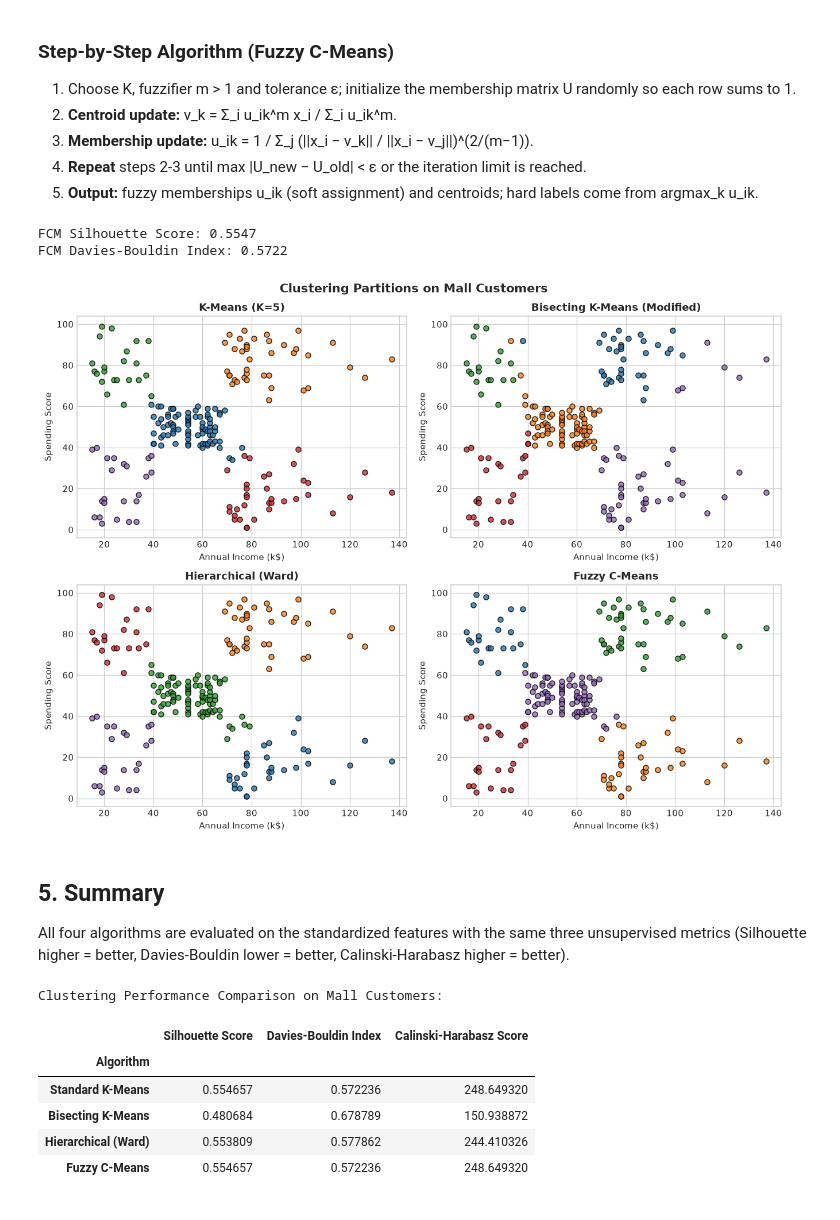
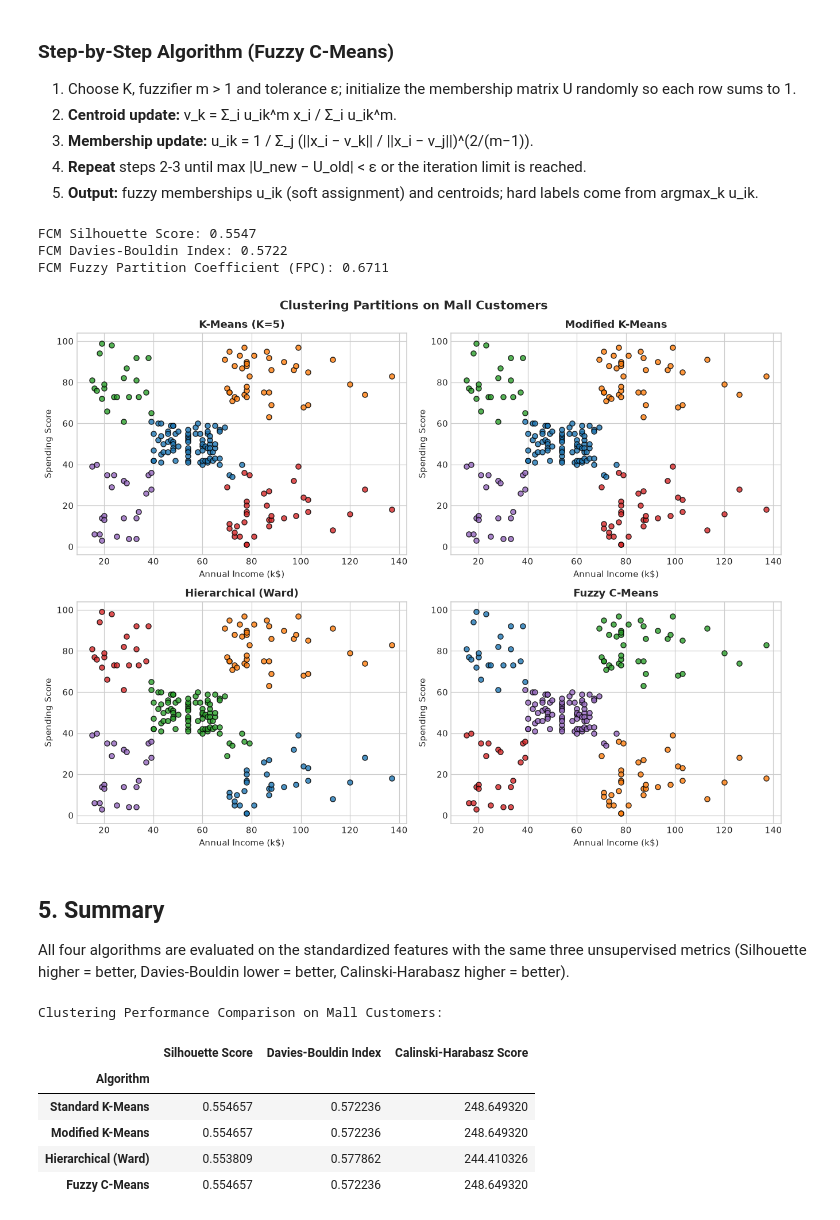
Before and after one commit to Atik203/ML-Algorithms, a Jupyter notebook: notebooks/01_clustering_algorithms.ipynb, the cells around one changed output. Saved outputs shown, nothing was run; the diff lists cells and outputs as text; code cells hidden in the pictures.

```diff
--- a/notebooks/01_clustering_algorithms.ipynb
+++ b/notebooks/01_clustering_algorithms.ipynb
@@ -131,10 +126,27 @@ K-Means Davies-Bouldin Index: 0.5722
 # %%
-# ---- Modified K-Means ----
-# (a) K-Means++ initialization is already used in the standard model above.
-# (b) Bisecting K-Means repeatedly splits the cluster with the largest inertia until K clusters.
-bisecting_km = BisectingKMeans(n_clusters=optimal_k, random_state=42, bisecting_strategy='biggest_inertia')
-bisecting_labels = bisecting_km.fit_predict(X_mall_scaled)
+# ---- Modified K-Means (manual variant): K-Means++ + outlier-distance check ----
+km_mod = KMeans(n_clusters=optimal_k, init='k-means++', n_init=20, random_state=42)
+mod_labels = km_mod.fit_predict(X_mall_scaled)
 
-print(f"Bisecting K-Means Silhouette Score: {silhouette_score(X_mall_scaled, bisecting_labels):.4f}")
-print(f"Bisecting K-Means Davies-Bouldin Index: {davies_bouldin_score(X_mall_scaled, bisecting_labels):.4f}")
+# Distance of every sample to its assigned centroid
+dist_to_centroid = np.linalg.norm(X_mall_scaled - km_mod.cluster_centers_[mod_labels], axis=1)
+threshold = np.percentile(dist_to_centroid, 97)      # documented percentile
+outlier_flag = dist_to_centroid > threshold
+
+print(f"Distance threshold (97th percentile): {threshold:.3f}")
+print(f"Flagged candidate outliers: {outlier_flag.sum()} of {len(X_mall)}")
+
+# ---- Plot clusters with flagged candidate outliers highlighted ----
+plt.figure(figsize=(9, 6))
+for cluster_id in range(optimal_k):
+    pts = X_mall[mod_labels == cluster_id]
+    plt.scatter(pts[:, 0], pts[:, 1], s=45, edgecolors='k', alpha=0.8)
+plt.scatter(X_mall[outlier_flag, 0], X_mall[outlier_flag, 1], s=180, facecolors='none',
+            edgecolors='red', linewidths=2.5, label=f'Flagged outliers ({outlier_flag.sum()})')
+plt.title("Modified K-Means: K-Means++ with Outlier-Distance Flagging", fontsize=13, fontweight='bold')
+plt.xlabel("Annual Income (k$)", fontsize=12)
+plt.ylabel("Spending Score (1-100)", fontsize=12)
+plt.legend()
+plt.tight_layout()
+plt.show()
 # %% [output]
@@ -264,31 +277,34 @@ fcm_centers = scaler.inverse_transform(fcm.cluster_centers_)
 # ---- Evaluation of the hard partition induced by the fuzzy memberships ----
 print(f"FCM Silhouette Score: {silhouette_score(X_mall_scaled, fcm_labels):.4f}")
 print(f"FCM Davies-Bouldin Index: {davies_bouldin_score(X_mall_scaled, fcm_labels):.4f}")
+fpc = np.mean(np.sum(fcm.u_ ** 2, axis=1))   # fuzzy partition coefficient (1/K fuzzy ... 1 hard)
+print(f"FCM Fuzzy Partition Coefficient (FPC): {fpc:.4f}")
 # %% [output]
 FCM Silhouette Score: 0.5547
 FCM Davies-Bouldin Index: 0.5722
+FCM Fuzzy Partition Coefficient (FPC): 0.6711
 # %%
 # ---- One combined view of all four clustering partitions ----
 fig, axes = plt.subplots(2, 2, figsize=(12, 9))
 partitions = [
     ("K-Means (K=5)", kmeans_labels),
-    ("Bisecting K-Means (Modified)", bisecting_labels),
+    ("Modified K-Means", mod_labels),
     ("Hierarchical (Ward)", agg_labels),
     ("Fuzzy C-Means", fcm_labels),
 ]
 for ax, (title, labels) in zip(axes.flat, partitions):
     for cluster_id in range(optimal_k):
         pts = X_mall[labels == cluster_id]
         ax.scatter(pts[:, 0], pts[:, 1], s=35, edgecolors='k', alpha=0.8)
     ax.set_title(title, fontsize=12, fontweight='bold')
     ax.set_xlabel("Annual Income (k$)")
     ax.set_ylabel("Spending Score")
 
 plt.suptitle("Clustering Partitions on Mall Customers", fontsize=14, fontweight='bold')
 plt.tight_layout()
 plt.show()
 # %% [output]
-[figure, old version]
+[figure, new version]
 # %% [markdown]
 ## 5. Summary
 All four algorithms are evaluated on the standardized features with the same three
@@ -298,7 +314,7 @@ Calinski-Harabasz higher = better).
 # ---- Collect the labels produced by the four algorithms ----
 models = {
     "Standard K-Means": kmeans_labels,
-    "Bisecting K-Means": bisecting_labels,
+    "Modified K-Means": mod_labels,
     "Hierarchical (Ward)": agg_labels,
     "Fuzzy C-Means": fcm_labels
 }
@@ -323,6 +339,6 @@ Clustering Performance Comparison on Mall Customers:
 |  | Silhouette Score | Davies-Bouldin Index | Calinski-Harabasz Score |
 | Algorithm |  |  |  |
 | Standard K-Means | 0.554657 | 0.572236 | 248.649320 |
-| Bisecting K-Means | 0.480684 | 0.678789 | 150.938872 |
+| Modified K-Means | 0.554657 | 0.572236 | 248.649320 |
 | Hierarchical (Ward) | 0.553809 | 0.577862 | 244.410326 |
 | Fuzzy C-Means | 0.554657 | 0.572236 | 248.649320 |
```
Also changed, not shown: parts of 4 cells of this notebook, 21 other files.
